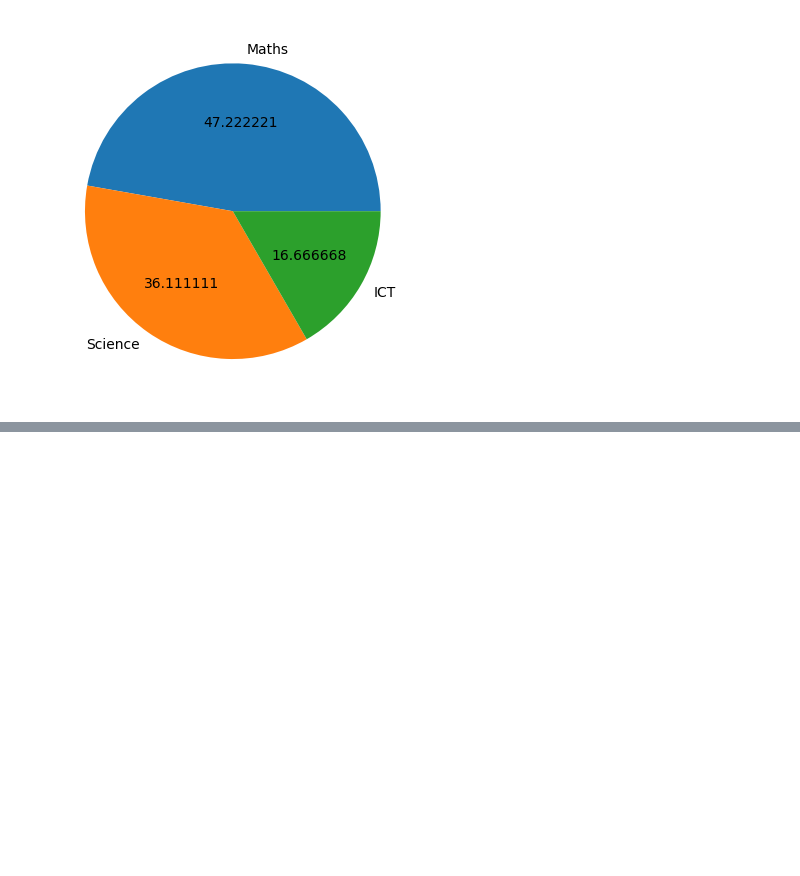
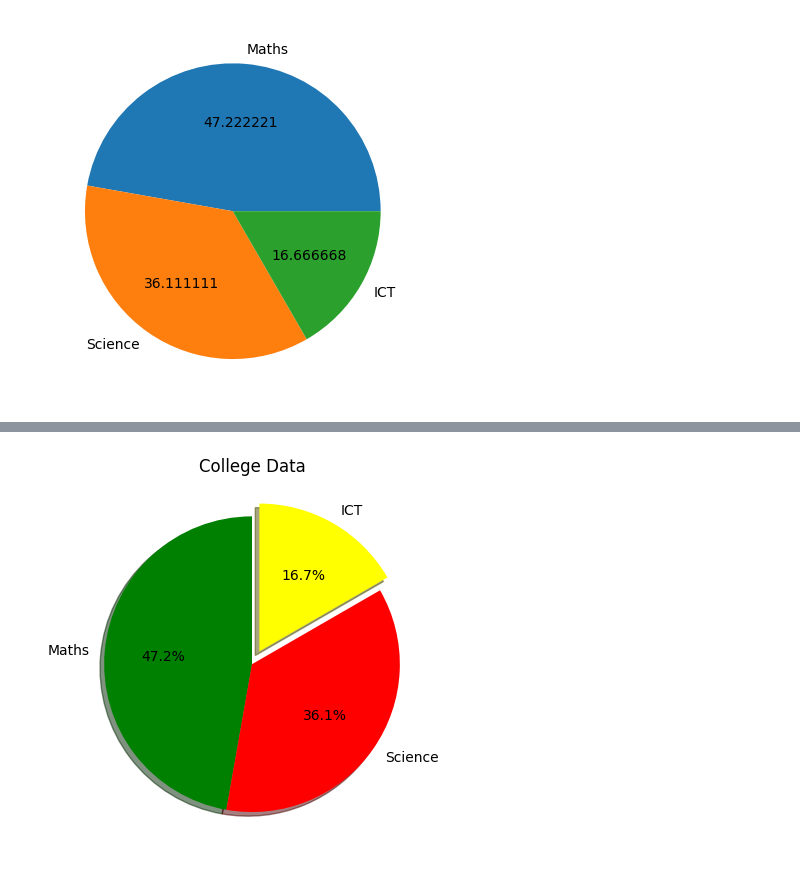
Before and after one commit to hasinduudara/Learn-Matplotlib, a Jupyter notebook: Matplotlib.ipynb, the cells around one changed output, grey strips where cells are left out. Saved outputs shown, nothing was run; the diff lists cells and outputs as text; code cells hidden in the pictures; blank space fills up the shorter version.

```diff
--- a/Matplotlib.ipynb
+++ b/Matplotlib.ipynb
@@ -195,0 +213,20 @@ plt.show()
+# %%
+import matplotlib.pyplot as plt
+import numpy as np
+
+languages = ["Maths", "Science", "ICT"]
+marks = np.array([85, 65, 30])
+color = ["green", "red", "yellow"]
+
+plt.pie(marks, labels=languages,
+               autopct="%1.1f%%",
+               colors=color,
+               explode=[0, 0, 0.1],
+               shadow=True,
+               startangle=90)
+
+plt.title("College Data")
+
+plt.show()
+# %% [output]
+[figure, added]
```
Also changed, not shown: parts of 1 cell of this notebook.
